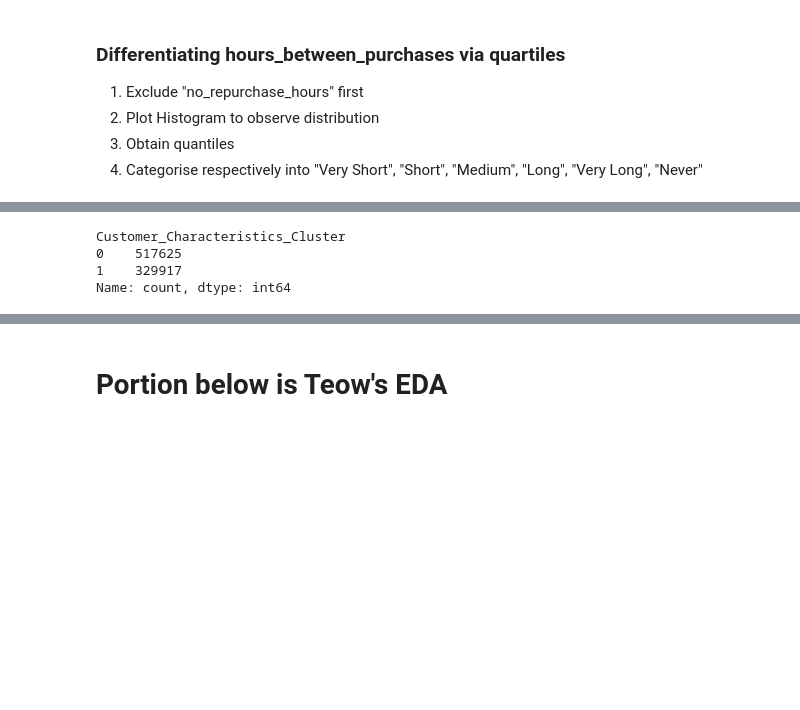
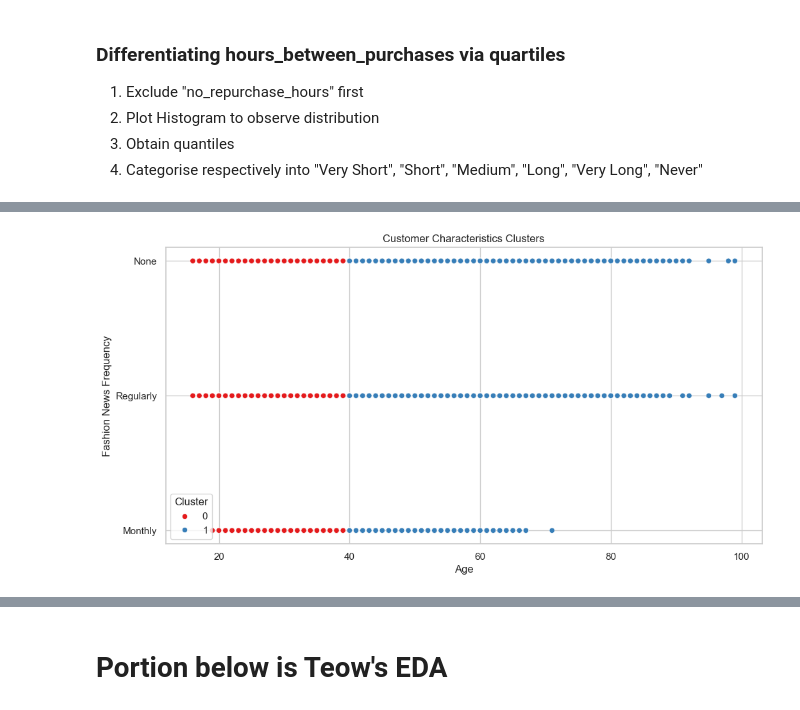
Before and after one commit to aldensiol/FashoReco, a Jupyter notebook: customer-segmentation.ipynb, the cells around one changed output, grey strips where cells are left out. Cells and saved outputs as stored; diff of their text form; code cells hidden in the pictures; blank space fills up the shorter version.

```diff
--- a/customer-segmentation.ipynb
+++ b/customer-segmentation.ipynb
@@ -221,8 +253,17 @@ Run: 5, iteration: 3/10, moves: 0, ncost: 34387063.5492253
 Best run was number 1
-# %%
-df_c_train_fe["Customer_Characteristics_Cluster"].value_counts()
-# %% [output]
-Customer_Characteristics_Cluster
-0    517625
-1    329917
-Name: count, dtype: int64
+# %%
+# convert the cluster labels to a categorical data type for color coding
+df_c_train_fe['Customer_Characteristics_Cluster'] = df_c_train_fe['Customer_Characteristics_Cluster'].astype('category')
+
+# create a scatter plot with 'age' on the x-axis and assign colors based on 'Customer_Characteristics_Cluster'
+plt.figure(figsize=(12, 6))
+sns.scatterplot(data=df_c_train_fe, x='age', y='fashion_news_frequency', hue='Customer_Characteristics_Cluster', palette='Set1')
+
+plt.title('Customer Characteristics Clusters')
+plt.xlabel('Age')
+plt.ylabel('Fashion News Frequency')
+plt.legend(title='Cluster')
+
+plt.show()
+# %% [output]
+[figure, added]
```
Also changed, not shown: parts of 22 cells of this notebook, 1 other file.
